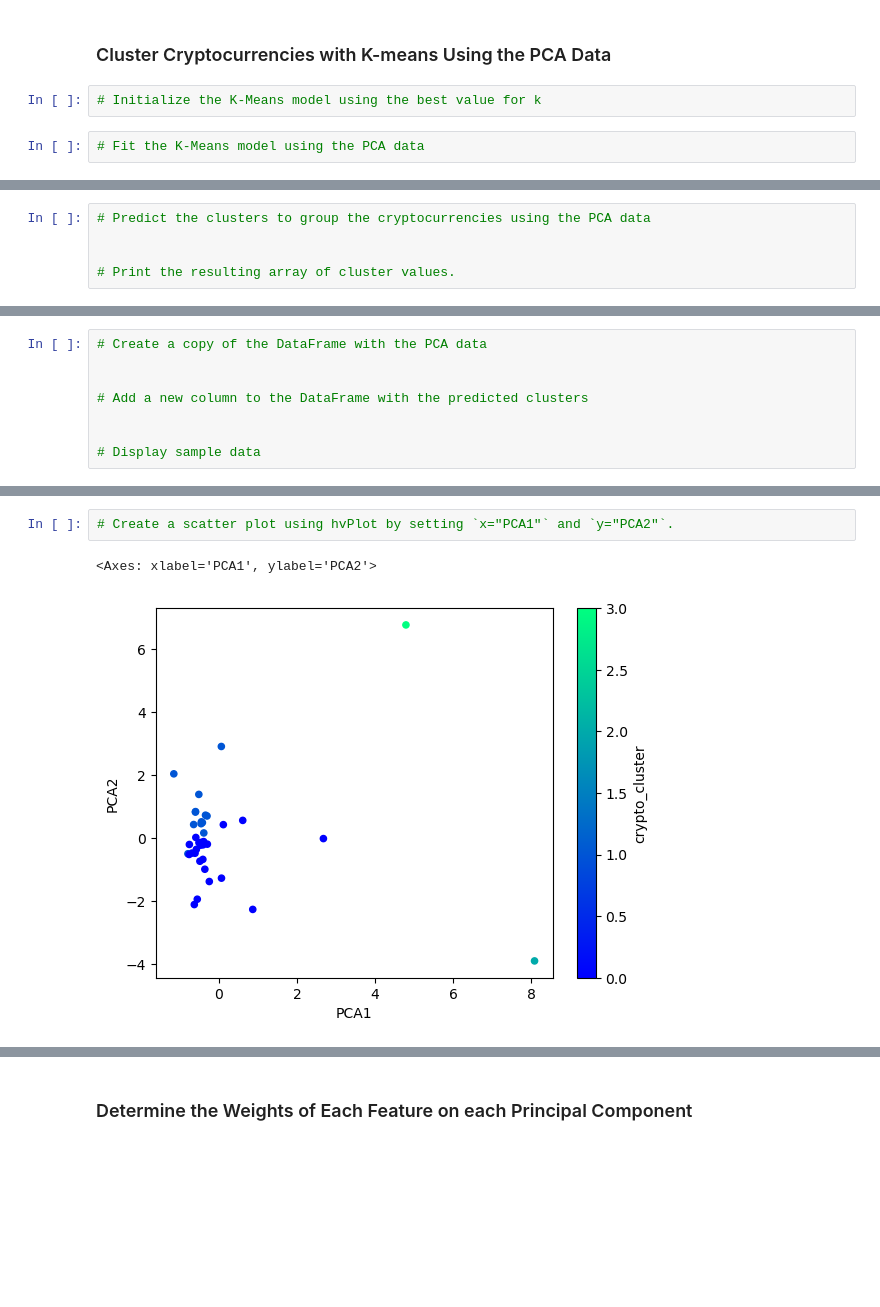
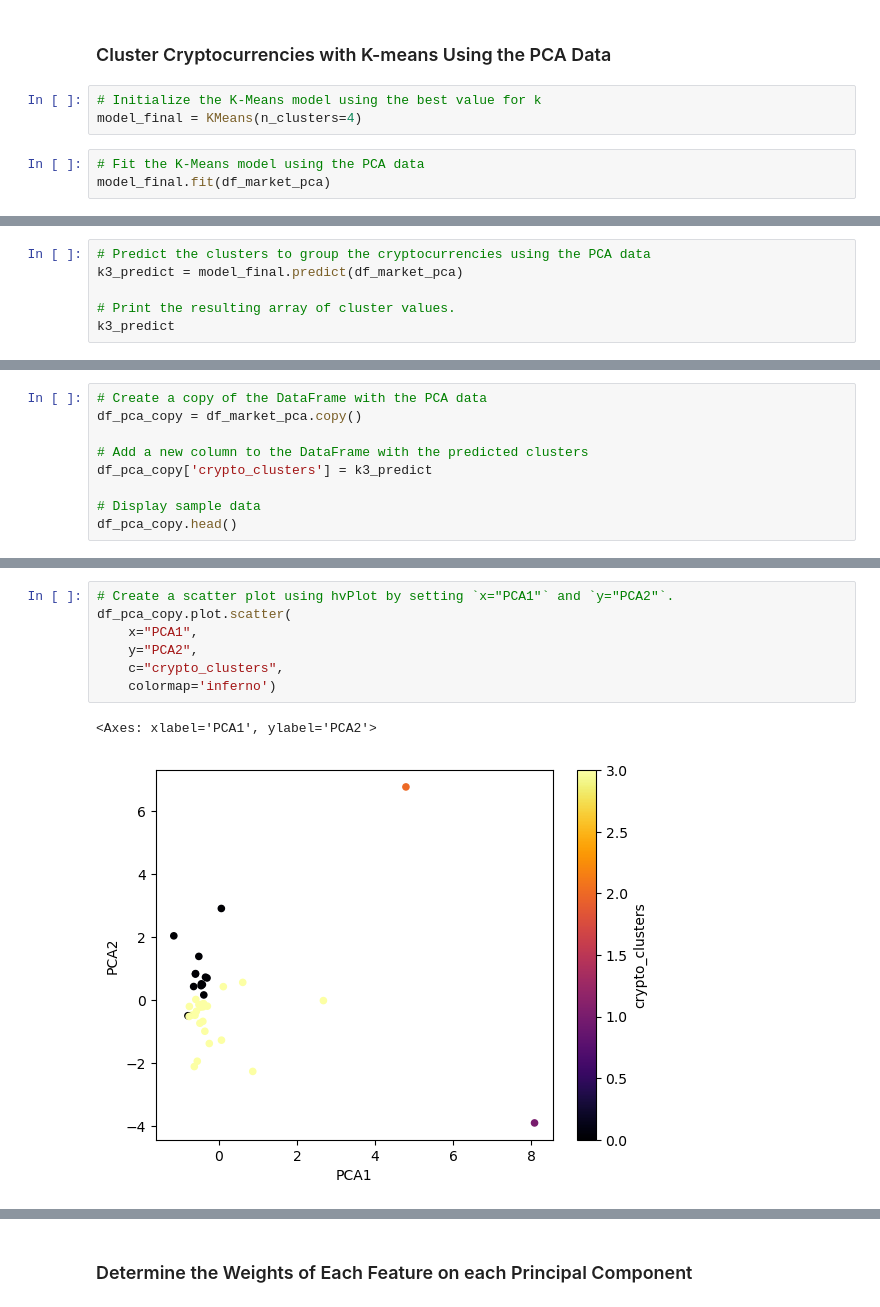
Before and after one commit to jebamania/CryptoClustering, a Jupyter notebook: Crypto_Clustering.ipynb, the cells around one changed output, grey strips where cells are left out. Drawn from its saved outputs; the diff is of its cells as text; blank space fills up the shorter version.

```diff
--- a/Crypto_Clustering.ipynb
+++ b/Crypto_Clustering.ipynb
@@ -337,5 +346,7 @@ df_market_pca.head(10)
 ### Cluster Cryptocurrencies with K-means Using the PCA Data
 # %%
 # Initialize the K-Means model using the best value for k
+model_final = KMeans(n_clusters=4)
 # %%
 # Fit the K-Means model using the PCA data
+model_final.fit(df_market_pca)
@@ -342,5 +355,6 @@ df_market_pca.head(10)
 # %%
 # Predict the clusters to group the cryptocurrencies using the PCA data
-
+k3_predict = model_final.predict(df_market_pca)
 
 # Print the resulting array of cluster values.
+k3_predict
@@ -347,9 +364,10 @@ df_market_pca.head(10)
 # %%
 # Create a copy of the DataFrame with the PCA data
-
+df_pca_copy = df_market_pca.copy()
 
 # Add a new column to the DataFrame with the predicted clusters
-
+df_pca_copy['crypto_clusters'] = k3_predict
 
 # Display sample data
+df_pca_copy.head()
 # %% [output]
@@ -363,5 +381,10 @@ df_market_pca.head(10)
 # %%
 # Create a scatter plot using hvPlot by setting `x="PCA1"` and `y="PCA2"`.
+df_pca_copy.plot.scatter(
+    x="PCA1",
+    y="PCA2",
+    c="crypto_clusters",
+    colormap='inferno')
 # %% [output]
 <Axes: xlabel='PCA1', ylabel='PCA2'>
-[figure, old version]
+[figure, new version]
```
Also changed, not shown: parts of 14 cells of this notebook.
